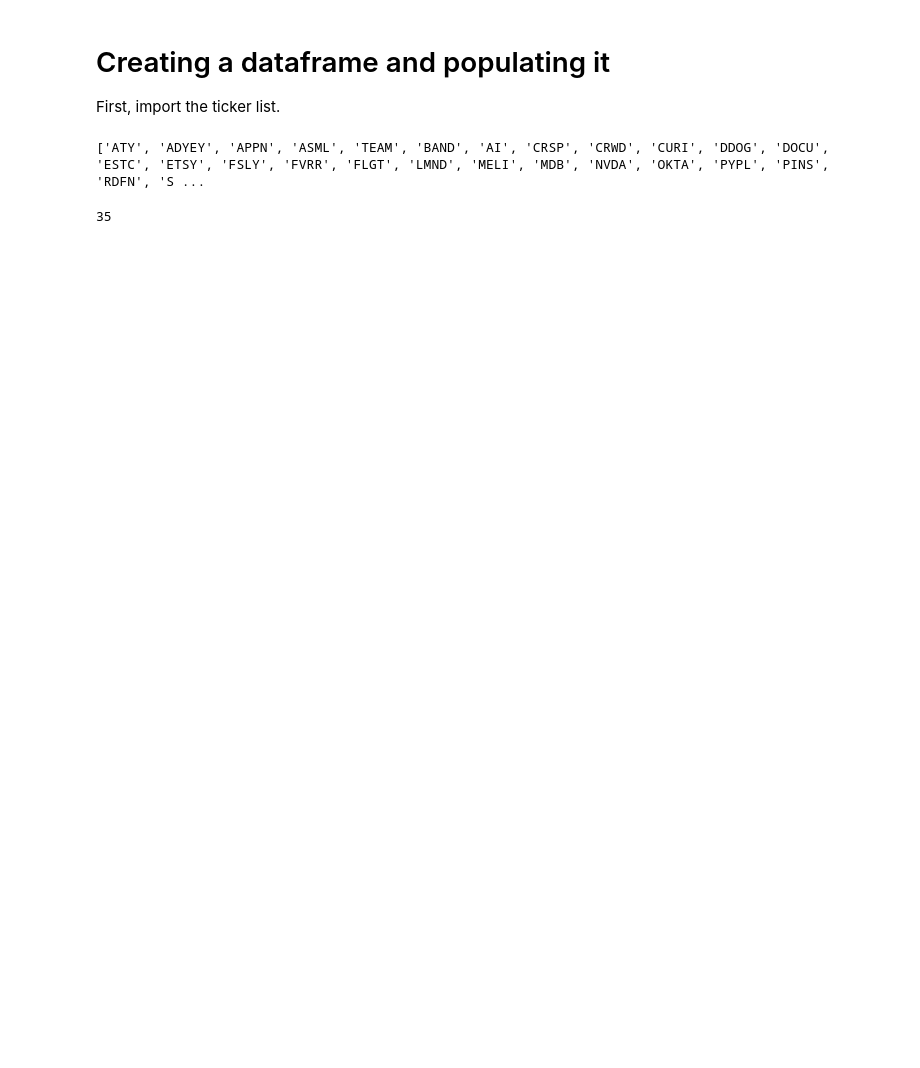
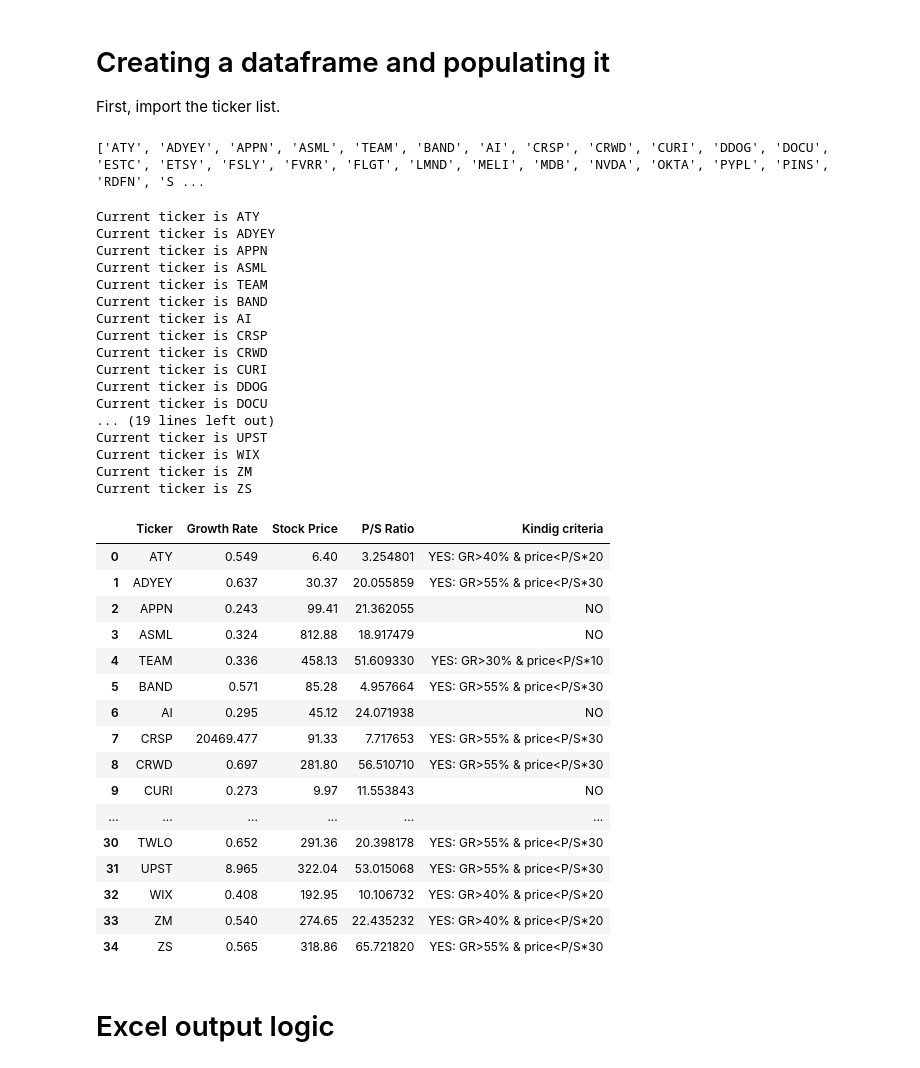
Before and after one commit to hfwbakker/algorithmic_trading, a Jupyter notebook: hentrading/kindig_method.ipynb, the cells around one changed output. Cells and saved outputs as stored; diff of their text form; code cells hidden in the pictures; blank space fills up the shorter version.

Commit message:
finished main logic

```diff
--- a/hentrading/kindig_method.ipynb
+++ b/hentrading/kindig_method.ipynb
@@ -92,15 +92,15 @@ price_to_sales_ratio = 15.9
 def kindig_analysis(growth_rate, stock_price, price_to_sales_ratio):
     if growth_rate > 0.3:
         if growth_rate > 0.55 and stock_price < (price_to_sales_ratio * 30):
-            print("HOPI HOPI BON")
+            return "YES: GR>55% & price<P/S*30"
         elif (growth_rate > 0.4 and growth_rate < 0.55) and stock_price < (price_to_sales_ratio * 20):
-            print("HOPI BON")
+            return "YES: GR>40% & price<P/S*20"
         elif growth_rate < 0.40 and stock_price < (price_to_sales_ratio * 10):
-            print("BON")
+            return "YES: GR>30% & price<P/S*10"
         else:
-            print("Close but pas de patate")
+            return "NO"
     else:
-        print("Don't buy.")
+        return "NO"
 # %% [markdown]
 Testing the formula
 # %%
@@ -182,9 +182,60 @@ print(ticker_list)
 # %% [output]
 ['ATY', 'ADYEY', 'APPN', 'ASML', 'TEAM', 'BAND', 'AI', 'CRSP', 'CRWD', 'CURI', 'DDOG', 'DOCU', 'ESTC', 'ETSY', 'FSLY', 'FVRR', 'FLGT', 'LMND', 'MELI', 'MDB', 'NVDA', 'OKTA', 'PYPL', 'PINS', 'RDFN', 'S ...
 # %%
-my_columns = ['Ticker', 'data point 1', 'data point 2', 'data point 3', 'kindig yes or no']
+my_columns = ['Ticker', 'Growth Rate', 'Stock Price', 'P/S Ratio', 'Kindig criteria']
 
-for i in ticker_list:
-    dataframe append results three data points + formula data point
+# for i in ticker_list:
+#     dataframe append results three data points + formula data point
+
+df = pd.DataFrame(columns = my_columns)
+for ticker in ticker_list:
+    ticker_info = yf.Ticker(ticker)
+    print(f"Current ticker is {ticker}")
+    df = df.append(
+            pd.Series([ticker,
+                       ticker_info.info['revenueGrowth'],
+                       ticker_info.info['currentPrice'],
+                       ticker_info.info['priceToSalesTrailing12Months'],
+                       kindig_analysis(ticker_info.info['revenueGrowth'], ticker_info.info['currentPrice'], ticker_info.info['priceToSalesTrailing12Months'])],
+                      index=my_columns),
+        ignore_index=True)
+
+
+df
 # %% [output]
-35
+Current ticker is ATY
+Current ticker is ADYEY
+Current ticker is APPN
+Current ticker is ASML
+Current ticker is TEAM
+Current ticker is BAND
+Current ticker is AI
+Current ticker is CRSP
+Current ticker is CRWD
+Current ticker is CURI
+Current ticker is DDOG
+Current ticker is DOCU
+... (19 lines left out)
+Current ticker is UPST
+Current ticker is WIX
+Current ticker is ZM
+Current ticker is ZS
+|  | Ticker | Growth Rate | Stock Price | P/S Ratio | Kindig criteria |
+| 0 | ATY | 0.549 | 6.40 | 3.254801 | YES: GR>40% & price<P/S*20 |
+| 1 | ADYEY | 0.637 | 30.37 | 20.055859 | YES: GR>55% & price<P/S*30 |
+| 2 | APPN | 0.243 | 99.41 | 21.362055 | NO |
+| 3 | ASML | 0.324 | 812.88 | 18.917479 | NO |
+| 4 | TEAM | 0.336 | 458.13 | 51.609330 | YES: GR>30% & price<P/S*10 |
+| 5 | BAND | 0.571 | 85.28 | 4.957664 | YES: GR>55% & price<P/S*30 |
+| 6 | AI | 0.295 | 45.12 | 24.071938 | NO |
+| 7 | CRSP | 20469.477 | 91.33 | 7.717653 | YES: GR>55% & price<P/S*30 |
+| 8 | CRWD | 0.697 | 281.80 | 56.510710 | YES: GR>55% & price<P/S*30 |
+| 9 | CURI | 0.273 | 9.97 | 11.553843 | NO |
+| ... | ... | ... | ... | ... | ... |
+| 30 | TWLO | 0.652 | 291.36 | 20.398178 | YES: GR>55% & price<P/S*30 |
+| 31 | UPST | 8.965 | 322.04 | 53.015068 | YES: GR>55% & price<P/S*30 |
+| 32 | WIX | 0.408 | 192.95 | 10.106732 | YES: GR>40% & price<P/S*20 |
+| 33 | ZM | 0.540 | 274.65 | 22.435232 | YES: GR>40% & price<P/S*20 |
+| 34 | ZS | 0.565 | 318.86 | 65.721820 | YES: GR>55% & price<P/S*30 |
+# %% [markdown]
+# Excel output logic
```
Also changed, not shown: parts of 7 cells of this notebook, 2 other files.
